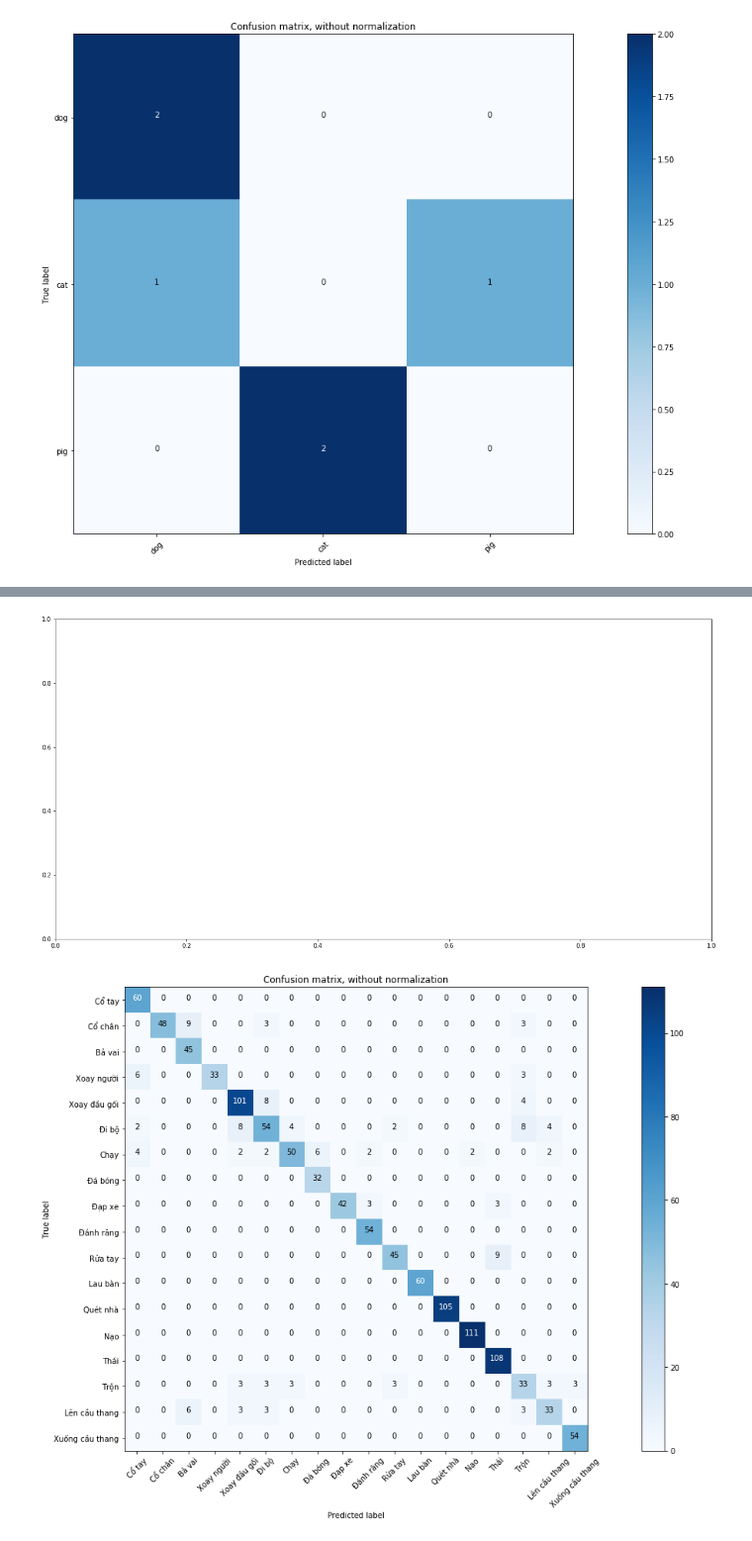
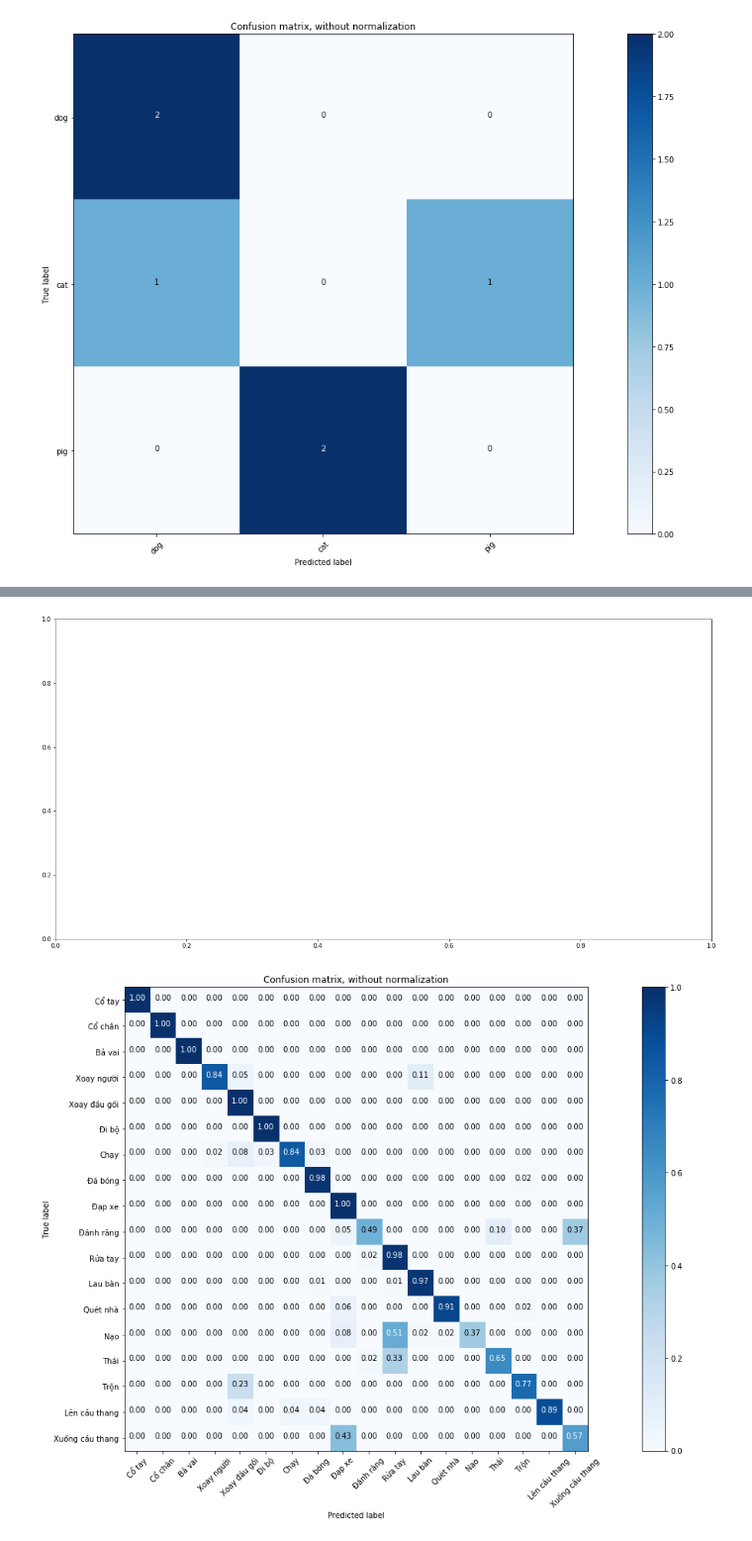
Before and after one commit to tuyenlv17/deep-learning-HAR, a Jupyter notebook: plot_confusion_matrix.ipynb, the cells around one changed output, grey strips where cells are left out. Shown at 99% size. Cells and saved outputs as stored; diff of their text form; code cells hidden in the pictures.

```diff
--- a/plot_confusion_matrix.ipynb
+++ b/plot_confusion_matrix.ipynb
@@ -103,7 +103,7 @@ Confusion matrix, without normalization
 # %%
 import numpy as np
 class_label_vn = [u"Cổ tay",u"Cổ chân",u"Bả vai",u"Xoay người",u"Xoay đầu gối",u"Đi bộ",u"Chạy",u"Đá bóng",u"Đạp xe",u"Đánh răng",u"Rửa tay", u"Lau bàn", u"Quét nhà", u"Nạo",u"Thái",u"Trộn",u"Lên cầu thang",u"Xuống cầu thang"]
-arr =[[60,0,0,0,0,0,0,0,0,0,0,0,0,0,0,0,0,0],[0,48,9,0,0,3,0,0,0,0,0,0,0,0,0,3,0,0],[0,0,45,0,0,0,0,0,0,0,0,0,0,0,0,0,0,0],[6,0,0,33,0,0,0,0,0,0,0,0,0,0,0,3,0,0],[0,0,0,0,101,8,0,0,0,0,0,0,0,0,0,4,0,0],[2,0,0,0,8,54,4,0,0,0,2,0,0,0,0,8,4,0],[4,0,0,0,2,2,50,6,0,2,0,0,0,2,0,0,2,0],[0,0,0,0,0,0,0,32,0,0,0,0,0,0,0,0,0,0],[0,0,0,0,0,0,0,0,42,3,0,0,0,0,3,0,0,0],[0,0,0,0,0,0,0,0,0,54,0,0,0,0,0,0,0,0],[0,0,0,0,0,0,0,0,0,0,45,0,0,0,9,0,0,0],[0,0,0,0,0,0,0,0,0,0,0,60,0,0,0,0,0,0],[0,0,0,0,0,0,0,0,0,0,0,0,105,0,0,0,0,0],[0,0,0,0,0,0,0,0,0,0,0,0,0,111,0,0,0,0],[0,0,0,0,0,0,0,0,0,0,0,0,0,0,108,0,0,0],[0,0,0,0,3,3,3,0,0,0,3,0,0,0,0,33,3,3],[0,0,6,0,3,3,0,0,0,0,0,0,0,0,0,3,33,0],[0,0,0,0,0,0,0,0,0,0,0,0,0,0,0,0,0,54]]
+arr =[[19,0,0,0,0,0,0,0,0,0,0,0,0,0,0,0,0,0],[0,20,0,0,0,0,0,0,0,0,0,0,0,0,0,0,0,0],[0,0,20,0,0,0,0,0,0,0,0,0,0,0,0,0,0,0],[0,0,0,16,1,0,0,0,0,0,0,2,0,0,0,0,0,0],[0,0,0,0,41,0,0,0,0,0,0,0,0,0,0,0,0,0],[0,0,0,0,0,37,0,0,0,0,0,0,0,0,0,0,0,0],[0,0,0,1,5,2,52,2,0,0,0,0,0,0,0,0,0,0],[0,0,0,0,0,0,0,54,0,0,0,0,0,0,0,1,0,0],[0,0,0,0,0,0,0,0,21,0,0,0,0,0,0,0,0,0],[0,0,0,0,0,0,0,0,2,20,0,0,0,0,4,0,0,15],[0,0,0,0,0,0,0,0,0,1,46,0,0,0,0,0,0,0],[0,0,0,0,0,0,0,1,0,0,1,72,0,0,0,0,0,0],[0,0,0,0,0,0,0,0,3,0,0,0,43,0,0,1,0,0],[0,0,0,0,0,0,0,0,4,0,25,1,1,18,0,0,0,0],[0,0,0,0,0,0,0,0,0,1,14,0,0,0,28,0,0,0],[0,0,0,0,7,0,0,0,0,0,0,0,0,0,0,24,0,0],[0,0,0,0,1,0,1,1,0,0,0,0,0,0,0,0,24,0],[0,0,0,0,0,0,0,0,9,0,0,0,0,0,0,0,0,12]]
 
 arr = np.asarray(arr)
 fig, ax = plt.subplots()
@@ -112,7 +112,7 @@ fig_size[0] = 20
 fig_size[1] = 10
 plt.rcParams["figure.figsize"] = fig_size
 plt.figure()
-plot_confusion_matrix(arr, classes=class_label_vn,normalize=False,
+plot_confusion_matrix(arr, classes=class_label_vn,normalize=True,
                       title='Confusion matrix, without normalization')
 
 plt.show()
@@ -139,2 +137,2 @@ Confusion matrix, without normalization
 [figure]
-[figure, old version]
+[figure, new version]
```
Also changed, not shown: parts of 1 cell of this notebook, 5 other files.
